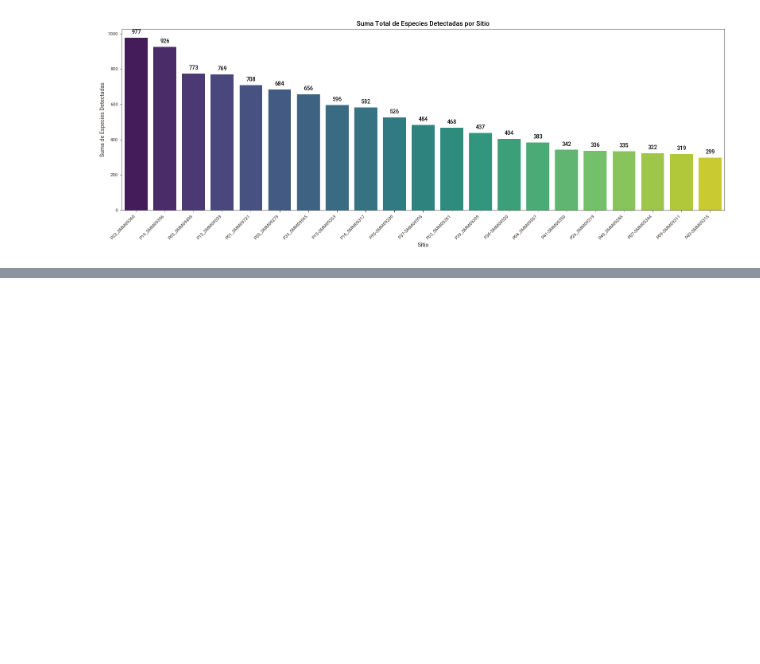
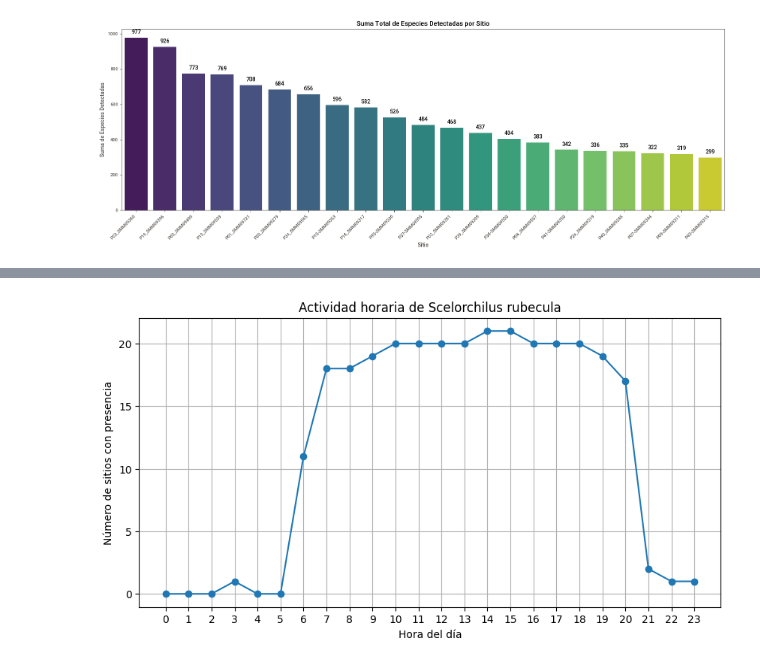
Before and after one commit to camilobehrens/Data_Science_ll, a Jupyter notebook: entrega_final/entrega_final.ipynb, the cells around one changed output, grey strips where cells are left out. Drawn from its saved outputs; the diff is of its cells as text; code cells hidden in the pictures; blank space fills up the shorter version.

```diff
--- a/entrega_final/entrega_final.ipynb
+++ b/entrega_final/entrega_final.ipynb
@@ -648,0 +482,6 @@ See the caveats in the documentation: https://pandas.pydata.org/pandas-docs/stab
+# %%
+# Extraer el código de sitio
+
+import pandas as pd
+
+df_filtrado['site_code'] = df_filtrado['site'].str.split('_').str[0]
@@ -648,0 +503,11 @@ See the caveats in the documentation: https://pandas.pydata.org/pandas-docs/stab
+# %%
+# Contar detecciones por sitio y hora para una especie específica
+
+## Elegir la especie de interés
+especie_objetivo = 'Scelorchilus rubecula'
+
+## Filtrar solo esa especie
+df_esp = df_filtrado[df_filtrado['species'] == especie_objetivo]
+
+## Contar detecciones por sitio y hora
+detections = df_esp.groupby(['site_code', 'hour']).size().reset_index(name='count')
@@ -702,0 +744,15 @@ array([0.85224651, 0.14775349, 0.        ])
+# %%
+import matplotlib.pyplot as plt
+
+# Suma de presencias por hora
+actividad = df_full.groupby('hour')['presence'].sum()
+plt.figure(figsize=(10,5))
+plt.plot(actividad.index, actividad.values, marker='o')
+plt.xlabel('Hora del día')
+plt.ylabel('Número de sitios con presencia')
+plt.title(f'Actividad horaria de {especie_objetivo}')
+plt.xticks(range(24))
+plt.grid()
+plt.show()
+# %% [output]
+[figure, added]
```
Also changed, not shown: parts of 50 cells of this notebook, 1 other file.
